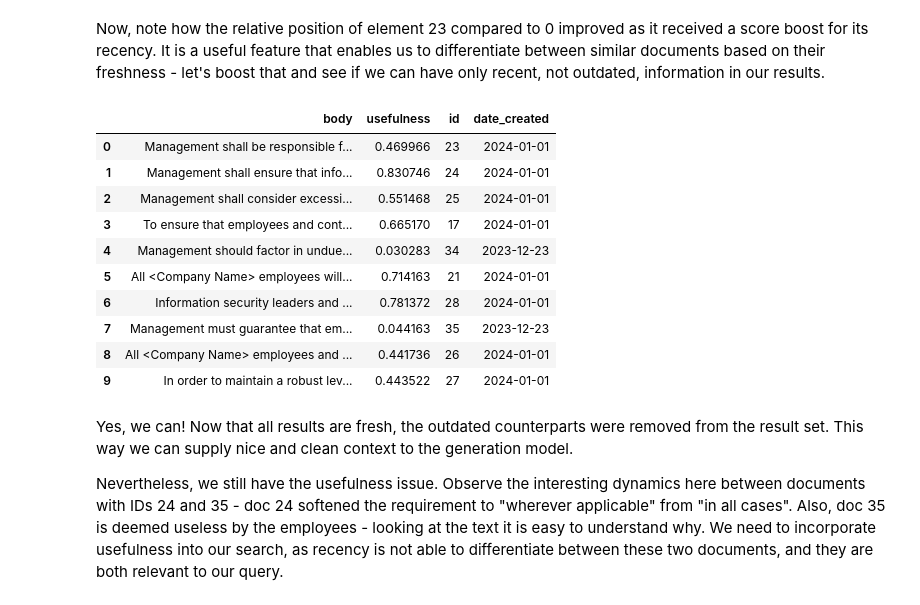
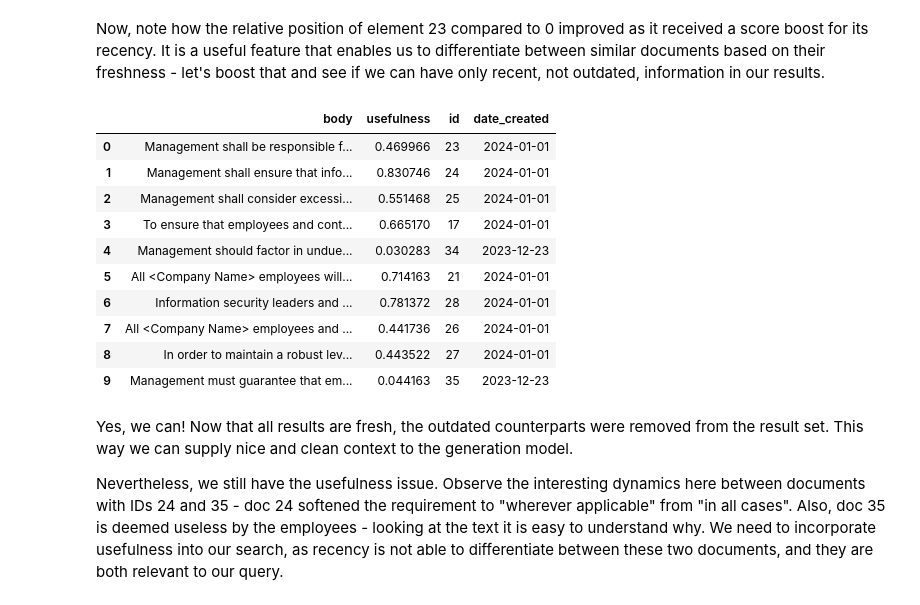
Before and after one commit to superlinked/superlinked, a Jupyter notebook: notebook/rag_hr_knowledgebase.ipynb, the cells around one changed output. Saved outputs shown, nothing was run; the diff lists cells and outputs as text; code cells hidden in the pictures.

```diff
--- a/notebook/rag_hr_knowledgebase.ipynb
+++ b/notebook/rag_hr_knowledgebase.ipynb
@@ -221,27 +219,27 @@ Now, note how the relative position of element 23 compared to 0 improved as it r
 # %%
 normal_recency_result = app.query(
     knowledgebase_query,
     relevance_weight=1,
-    recency_weight=0.25,
+    recency_weight=0.4,
     usefulness_weight=0,
     search_query=initial_query_text,
     limit=TOP_N,
 )
 
 norm_recency_result_df = present_result(normal_recency_result)
 norm_recency_result_df
 # %% [output]
 |  | body | usefulness | id | date_created |
 | 0 | Management shall be responsible f... | 0.469966 | 23 | 2024-01-01 |
 | 1 | Management shall ensure that info... | 0.830746 | 24 | 2024-01-01 |
 | 2 | Management shall consider excessi... | 0.551468 | 25 | 2024-01-01 |
 | 3 | To ensure that employees and cont... | 0.665170 | 17 | 2024-01-01 |
 | 4 | Management should factor in undue... | 0.030283 | 34 | 2023-12-23 |
 | 5 | All <Company Name> employees will... | 0.714163 | 21 | 2024-01-01 |
 | 6 | Information security leaders and ... | 0.781372 | 28 | 2024-01-01 |
-| 7 | Management must guarantee that em... | 0.044163 | 35 | 2023-12-23 |
-| 8 | All <Company Name> employees and ... | 0.441736 | 26 | 2024-01-01 |
-| 9 | In order to maintain a robust lev... | 0.443522 | 27 | 2024-01-01 |
+| 7 | All <Company Name> employees and ... | 0.441736 | 26 | 2024-01-01 |
+| 8 | In order to maintain a robust lev... | 0.443522 | 27 | 2024-01-01 |
+| 9 | Management must guarantee that em... | 0.044163 | 35 | 2023-12-23 |
 # %% [markdown]
 Yes, we can! Now that all results are fresh, the outdated counterparts were removed from the result set. This way we can supply nice and clean context to the generation model.
 
```
Also changed, not shown: parts of 14 cells of this notebook, 18 other files.
